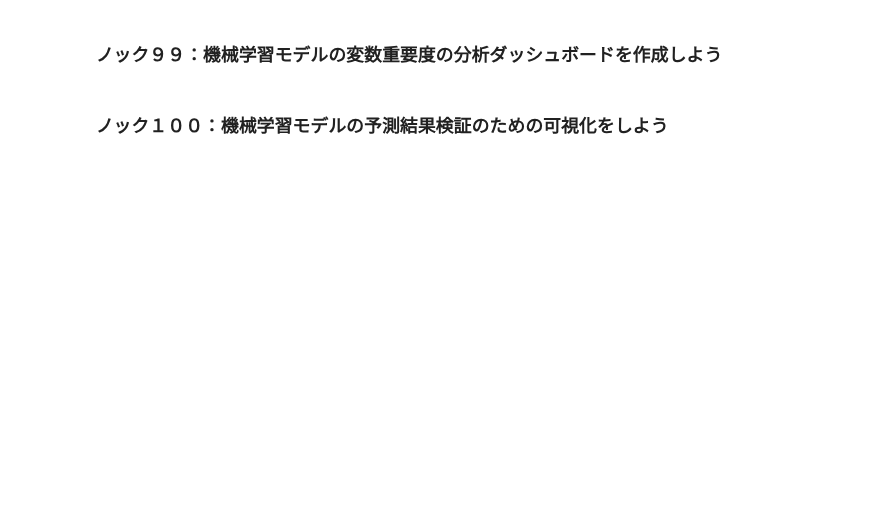
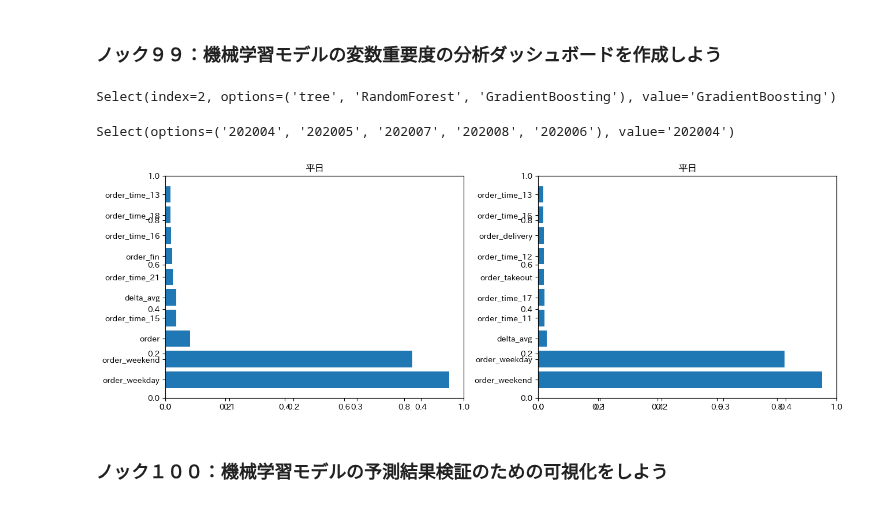
Before and after one commit to winuim/python-lm-system-100, a Jupyter notebook: chapter-10/chapter-10.ipynb, the cells around one changed output. Cells and saved outputs as stored; diff of their text form; code cells hidden in the pictures; blank space fills up the shorter version.

```diff
--- a/chapter-10/chapter-10.ipynb
+++ b/chapter-10/chapter-10.ipynb
@@ -309,4 +304,61 @@ Select(options=('y_weekday', 'y_weekend'), value='y_weekday')
 # %% [markdown]
 ### ノック９９：機械学習モデルの変数重要度の分析ダッシュボードを作成しよう
+# %%
+from requests import options
+
+
+opt1 = ""
+opt2 = ""
+
+def s1_update(val):
+    global opt1
+    opt1 = val["new"]
+    if opt2 != "":
+        graph_by_multi()
+
+def s2_update(val):
+    global opt2
+    opt2 = val["new"]
+    if opt1 != "":
+        graph_by_multi()
+
+def graph_by_multi():
+    clear_output()
+    display(select1, select2)
+
+    importance_tg_wd = importance_all.loc[(importance_all["model_name"]==opt1)&(importance_all["year_month"]==opt2)&(importance_all["model_target"]=="y_weekday")].copy()
+
+    importance_tg_we = importance_all.loc[(importance_all["model_name"]==opt1)&(importance_all["year_month"]==opt2)&(importance_all["model_target"]=="y_weekend")].copy()
+
+    importance_tg_wd.sort_values("importance", ascending=False, inplace=True)
+    importance_tg_we.sort_values("importance", ascending=False, inplace=True)
+
+    importance_tg_wd = importance_tg_wd.head(10)
+    importance_tg_we = importance_tg_we.head(10)
+
+    fig, (ax1, ax2) = plt.subplots(1, 2, figsize=(15,5))
+    plt.subplots_adjust(wspace=0.25, hspace=0.6)
+    ax1 = fig.add_subplot(1, 2, 1)
+    plt.barh(importance_tg_wd["cols"], importance_tg_wd["importance"])
+    ax1.set_title("平日")
+
+    ax2 = fig.add_subplot(1, 2, 2)
+    plt.barh(importance_tg_we["cols"], importance_tg_we["importance"])
+    ax2.set_title("平日")
+
+s1_option = importance_all["model_name"].unique()
+s2_option = importance_all["year_month"].unique()
+
+select1 = Select(options=s1_option)
+select1.observe(s1_update, names="value")
+
+select2 = Select(options=s2_option)
+select2.observe(s2_update, names="value")
+
+display(select1, select2)
+# %% [output]
+Select(index=2, options=('tree', 'RandomForest', 'GradientBoosting'), value='GradientBoosting')
+Select(options=('202004', '202005', '202007', '202008', '202006'), value='202004')
+[figure, added]
 # %% [markdown]
 ### ノック１００：機械学習モデルの予測結果検証のための可視化をしよう
```
Also changed, not shown: parts of 1 cell of this notebook.
